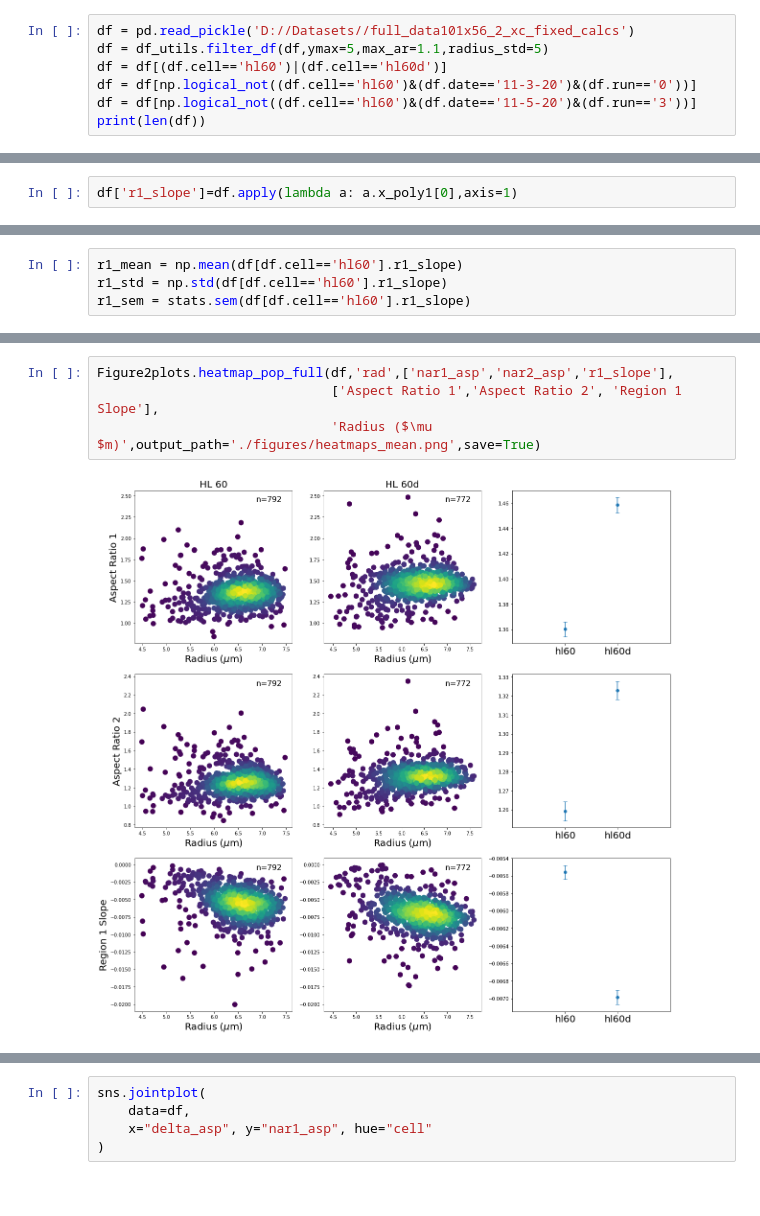
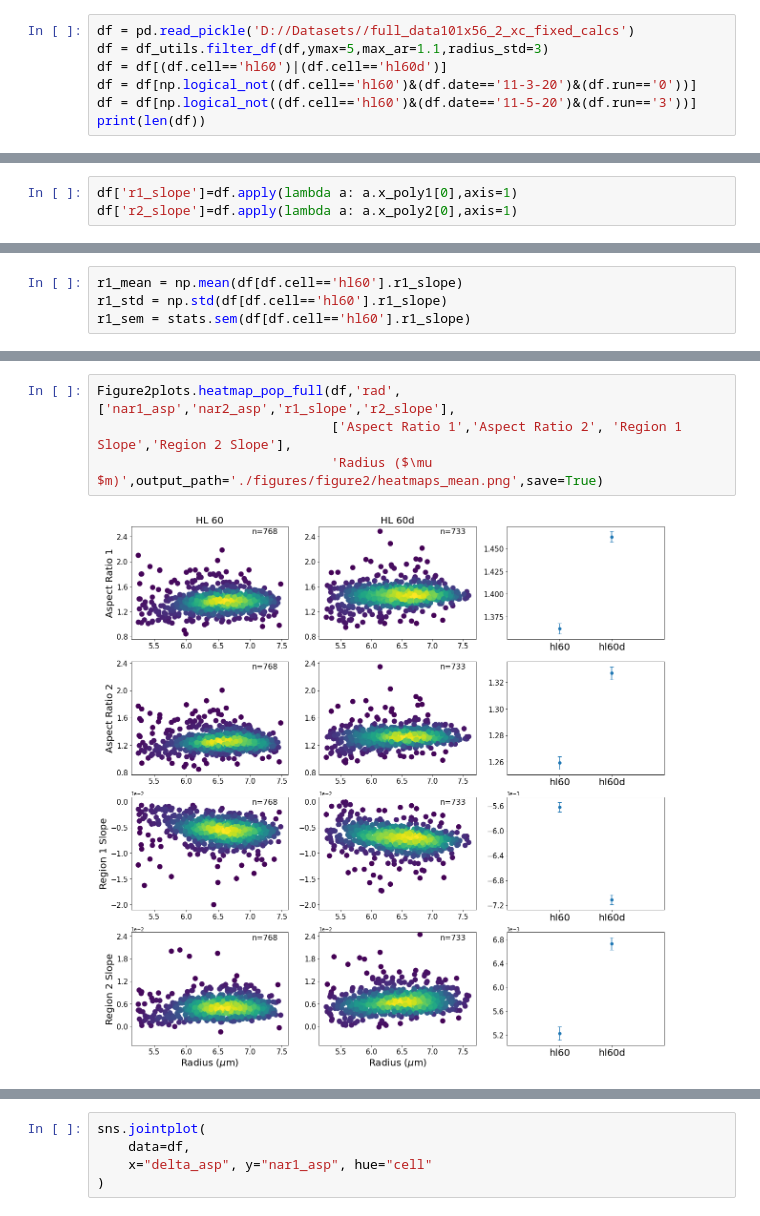
Before and after one commit to siwylab/time-series-dc, a Jupyter notebook: Figure 2.ipynb, the cells around one changed output, grey strips where cells are left out. Drawn from its saved outputs; the diff is of its cells as text.

Commit message:
Added figure 2 plots, adjusted figure 3 axis and scaling

```diff
--- a/Figure 2.ipynb
+++ b/Figure 2.ipynb
@@ -36,7 +36,7 @@ importlib.reload(Figure2plots)
 <module 'Figure2plots' from 'C:\\Users\\codyt\\Documents\\repos\\time-series-dc\\Figure2plots.py'>
 # %%
 df = pd.read_pickle('D://Datasets//full_data101x56_2_xc_fixed_calcs')
-df = df_utils.filter_df(df,ymax=5,max_ar=1.1,radius_std=5)
+df = df_utils.filter_df(df,ymax=5,max_ar=1.1,radius_std=3)
 df = df[(df.cell=='hl60')|(df.cell=='hl60d')]
 df = df[np.logical_not((df.cell=='hl60')&(df.date=='11-3-20')&(df.run=='0'))]
 df = df[np.logical_not((df.cell=='hl60')&(df.date=='11-5-20')&(df.run=='3'))]
@@ -60,6 +60,7 @@ Index(['event', 'tf', 'mask', 'perimeter', 'area', 'circ', 'deform', 'r_um',
       dtype='object')
 # %%
 df['r1_slope']=df.apply(lambda a: a.x_poly1[0],axis=1)
+df['r2_slope']=df.apply(lambda a: a.x_poly2[0],axis=1)
 # %%
 nar1_mean = np.mean(df[df.cell=='hl60'].nar1_asp)
 nar1_std = np.std(df[df.cell=='hl60'].nar1_asp)
@@ -111,6 +101,6 @@ Figure2plots.pop_means_sem(df,'Region 1 Slope','r1_slope',output_path = './figur
 # %%
-Figure2plots.heatmap_pop_full(df,'rad',['nar1_asp','nar2_asp','r1_slope'],
-                              ['Aspect Ratio 1','Aspect Ratio 2', 'Region 1 Slope'],
-                              'Radius ($\mu $m)',output_path='./figures/heatmaps_mean.png',save=True)
+Figure2plots.heatmap_pop_full(df,'rad',['nar1_asp','nar2_asp','r1_slope','r2_slope'],
+                              ['Aspect Ratio 1','Aspect Ratio 2', 'Region 1 Slope','Region 2 Slope'],
+                              'Radius ($\mu $m)',output_path='./figures/figure2/heatmaps_mean.png',save=True)
 # %% [output]
-[figure, old version]
+[figure, new version]
```
Also changed, not shown: parts of 14 cells of this notebook, 10 other files.
